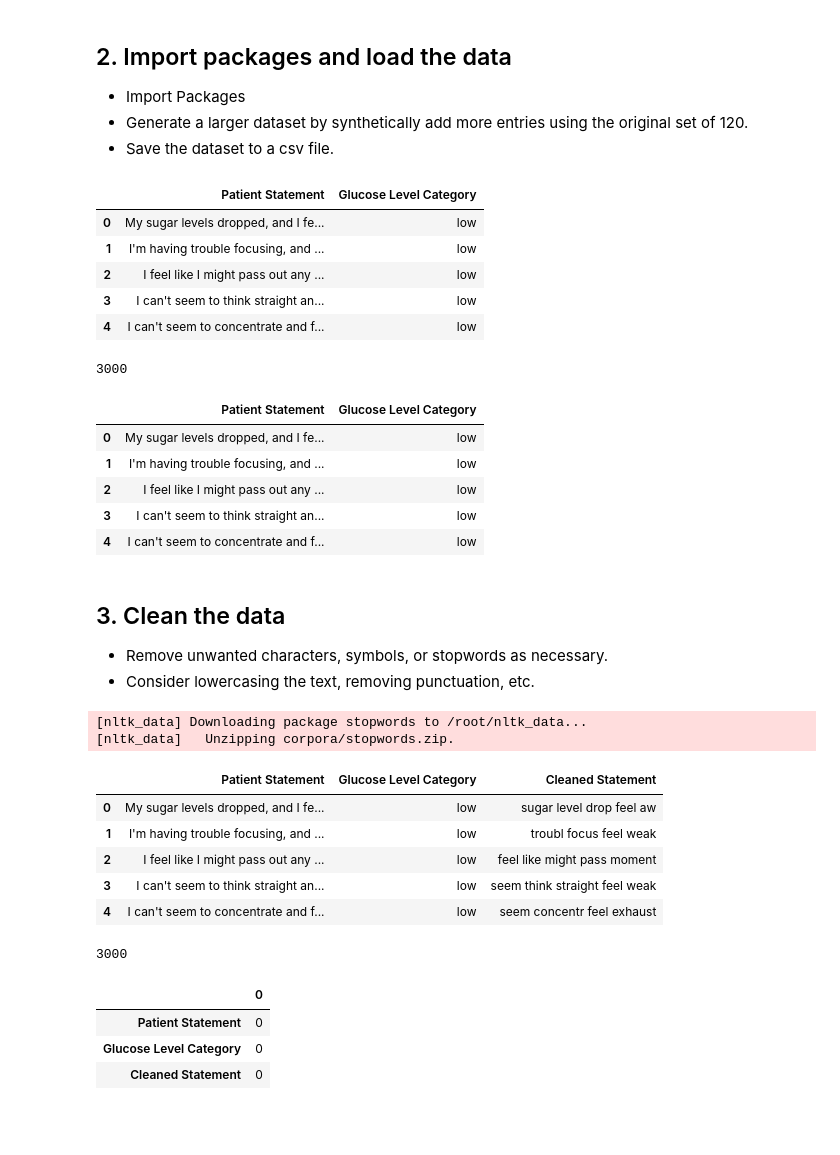
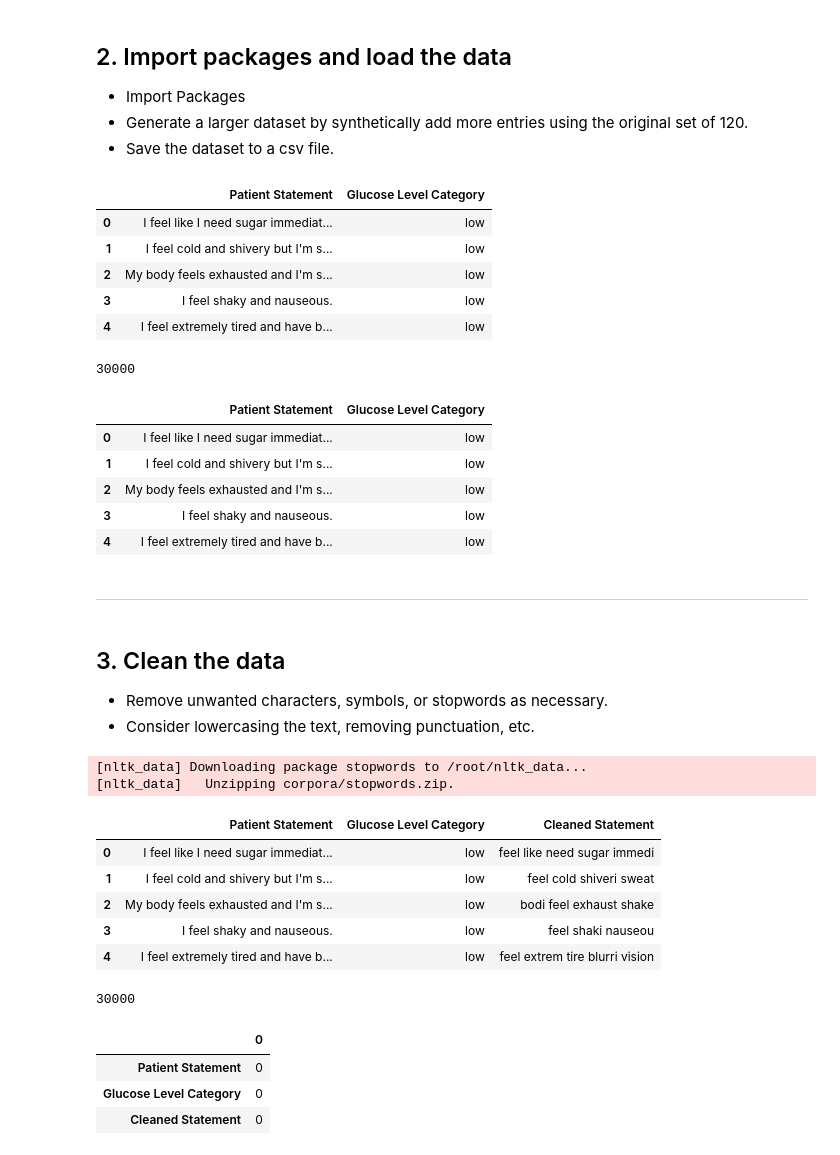
Before and after one commit to Zeaxanthin80/CAI2300C, a Jupyter notebook: Assignments/Assignment 4.ipynb, the cells around one changed output. Drawn from its saved outputs; the diff is of its cells as text; code cells hidden in the pictures; blank space fills up the shorter version.

```diff
--- a/Assignments/Assignment 4.ipynb
+++ b/Assignments/Assignment 4.ipynb
@@ -303,43 +184,43 @@ def generate_statements_from_lists(low_list, normal_list, high_list, count_per_c
               corresponding glucose level category.
     """
 
     statements = []
 
     # Randomly select statements from each category with replacement
     low_statements = random.choices(low_list, k=count_per_category)  # Use choices for sampling with replacement
     normal_statements = random.choices(normal_list, k=count_per_category)  # Use choices for sampling with replacement
     high_statements = random.choices(high_list, k=count_per_category)  # Use choices for sampling with replacement
 
     # Combine statements from all categories
     statements.extend(low_statements)
     statements.extend(normal_statements)
     statements.extend(high_statements)
 
     return statements
 
 # Example usage:
-data = generate_statements_from_lists(glucose_statements_low, glucose_statements_normal, glucose_statements_high, 1000)  # Generate 1000 from each category
+data = generate_statements_from_lists(glucose_statements_low, glucose_statements_normal, glucose_statements_high, 10000)  # Generate 1000 from each category
 
 # Create DataFrame
 import pandas as pd
 df = pd.DataFrame(data, columns=["Patient Statement", "Glucose Level Category"])
 
 # Save as CSV
 df.to_csv("glucose_levels_dataset.csv", index=False)
 
 # Display DataFrame
 df.head(5)
 # %% [output]
 |  | Patient Statement | Glucose Level Category |
-| 0 | My sugar levels dropped, and I fe... | low |
-| 1 | I'm having trouble focusing, and ... | low |
-| 2 | I feel like I might pass out any ... | low |
-| 3 | I can't seem to think straight an... | low |
-| 4 | I can't seem to concentrate and f... | low |
+| 0 | I feel like I need sugar immediat... | low |
+| 1 | I feel cold and shivery but I'm s... | low |
+| 2 | My body feels exhausted and I'm s... | low |
+| 3 | I feel shaky and nauseous. | low |
+| 4 | I feel extremely tired and have b... | low |
 # %%
 len(df)
 # %% [output]
-3000
+30000
 # %%
 # Create DataFrame
 df = pd.DataFrame(data, columns=["Patient Statement", "Glucose Level Category"])
@@ -353,11 +234,15 @@ df.to_csv("glucose_levels_dataset.csv", index=False)
 df.head()
 # %% [output]
 |  | Patient Statement | Glucose Level Category |
-| 0 | My sugar levels dropped, and I fe... | low |
-| 1 | I'm having trouble focusing, and ... | low |
-| 2 | I feel like I might pass out any ... | low |
-| 3 | I can't seem to think straight an... | low |
-| 4 | I can't seem to concentrate and f... | low |
+| 0 | I feel like I need sugar immediat... | low |
+| 1 | I feel cold and shivery but I'm s... | low |
+| 2 | My body feels exhausted and I'm s... | low |
+| 3 | I feel shaky and nauseous. | low |
+| 4 | I feel extremely tired and have b... | low |
+# %% [markdown]
+
+
+---
 # %% [markdown]
 ## 3. Clean the data
 - Remove unwanted characters, symbols, or stopwords as necessary.
@@ -400,17 +285,17 @@ df.head()
 [nltk_data] Downloading package stopwords to /root/nltk_data...
 [nltk_data]   Unzipping corpora/stopwords.zip.
 |  | Patient Statement | Glucose Level Category | Cleaned Statement |
-| 0 | My sugar levels dropped, and I fe... | low | sugar level drop feel aw |
-| 1 | I'm having trouble focusing, and ... | low | troubl focus feel weak |
-| 2 | I feel like I might pass out any ... | low | feel like might pass moment |
-| 3 | I can't seem to think straight an... | low | seem think straight feel weak |
-| 4 | I can't seem to concentrate and f... | low | seem concentr feel exhaust |
+| 0 | I feel like I need sugar immediat... | low | feel like need sugar immedi |
+| 1 | I feel cold and shivery but I'm s... | low | feel cold shiveri sweat |
+| 2 | My body feels exhausted and I'm s... | low | bodi feel exhaust shake |
+| 3 | I feel shaky and nauseous. | low | feel shaki nauseou |
+| 4 | I feel extremely tired and have b... | low | feel extrem tire blurri vision |
 # %%
 # len(): This is a built-in Python function that returns the length of an object.
 # When used with a DataFrame, it returns the number of rows.
 len(df)
 # %% [output]
-3000
+30000
 # %%
 # This specific line of code is used to check for missing values in the dataset.
 # isnull(): This function checks each cell in the DataFrame.
```
Also changed, not shown: parts of 25 cells of this notebook.
